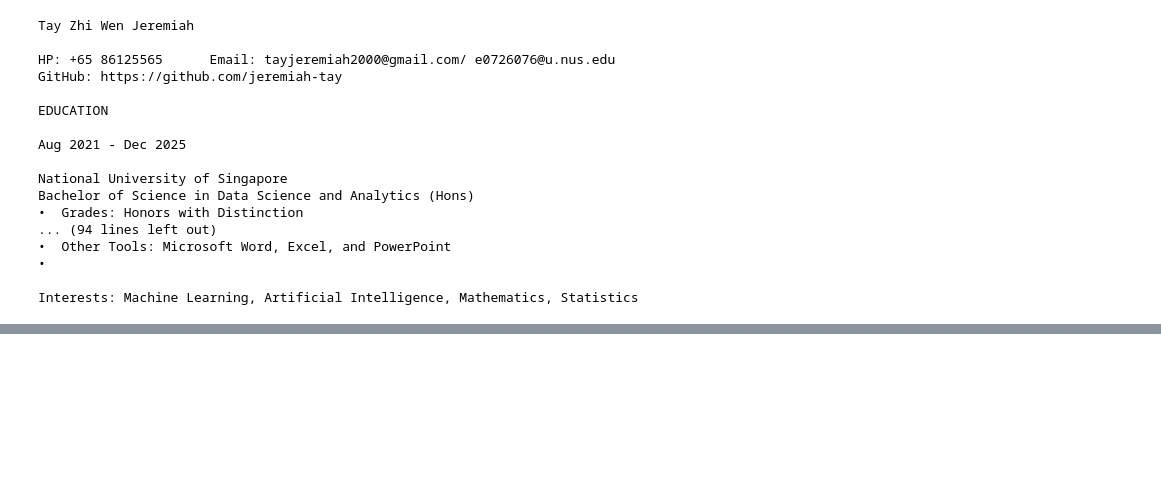
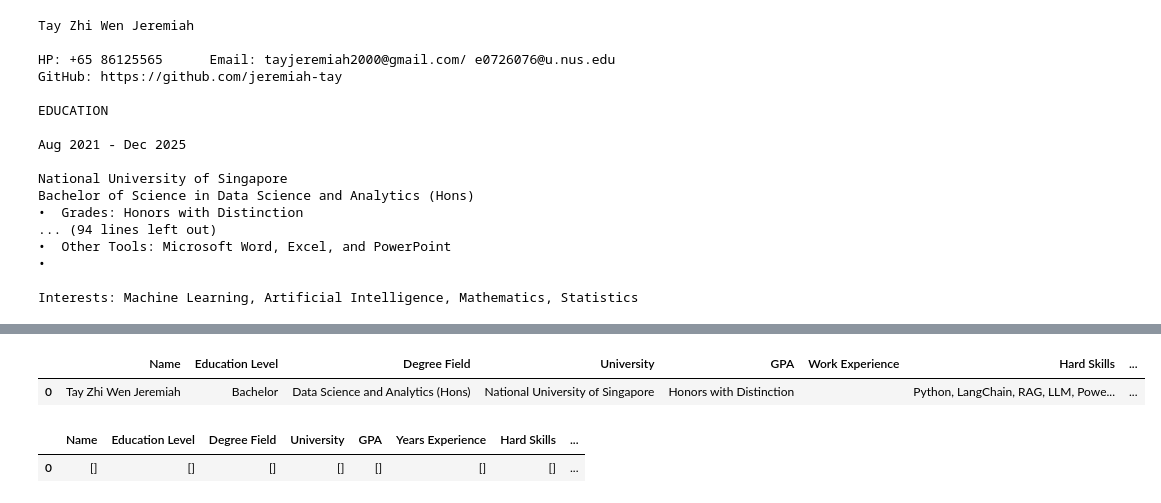
Before and after one commit to jeremiah-tay/Career-Path-Recommendation, a Jupyter notebook: recommender_system_working_notebook.ipynb, the cells around one changed output, grey strips where cells are left out. Cells and saved outputs as stored; diff of their text form; code cells hidden in the pictures; blank space fills up the shorter version.

Commit message:
extracted student information from resume to a dataframe

```diff
--- a/recommender_system_working_notebook.ipynb
+++ b/recommender_system_working_notebook.ipynb
@@ -2135,0 +2188,54 @@ Interests: Machine Learning, Artificial Intelligence, Mathematics, Statistics
+# %%
+column_names = ['Name', 'Education Level', 'Degree Field', 'University', 'GPA',
+                'Work Experience', 'Hard Skills', 'Soft Skills']
+student_df = pd.DataFrame(columns=column_names)
+
+new_student = {}
+
+for col in column_names:
+    pattern = rf"{col}:\s*?(.*)"
+    match = re.search(pattern, response.choices[0].message.content)
+    if match:
+        value = match.group(1).strip()
+        new_student[col] = value
+    else:
+        new_student[col] = ""
+
+new_student = pd.DataFrame([new_student])
+student_df = pd.concat([student_df, new_student], ignore_index=True)
+student_df
+# %% [output]
+|  | Name | Education Level | Degree Field | University | GPA | Work Experience | Hard Skills | ... |
+| 0 | Tay Zhi Wen Jeremiah | Bachelor | Data Science and Analytics (Hons) | National University of Singapore | Honors with Distinction |  | Python, LangChain, RAG, LLM, Powe... | ... |
+# %%
+# Using pdfminer.six to extract text from resume
+text = extract_text("Tay Zhi Wen Jeremiah CV.pdf")
+print(text)
+
+nlp = spacy.load('en_core_web_sm')
+
+# Process the resume text
+doc = nlp(text)
+
+# Extract entities
+entity_dict = defaultdict(list)
+for ent in doc.ents:
+    entity_dict[ent.label_].append(ent.text)
+
+# Optional: convert lists to strings (you can tweak this depending on your use case)
+for key in entity_dict:
+    if key not in ['HARD_SKILL', 'SOFT_SKILL']:
+        entity_dict[key] = entity_dict[key][0] if len(entity_dict[key]) == 1 else ", ".join(entity_dict[key])
+
+columns = ["Name", "Education Level", "Degree Field", "University",
+           "GPA", "Years Experience", "Hard Skills", "Soft Skills"]
+
+# Ensure all columns are present
+row = {col: entity_dict.get(col, []) for col in columns}
+
+# Create single-row DataFrame
+df1 = pd.DataFrame([row])
+df1
+# %% [output]
+|  | Name | Education Level | Degree Field | University | GPA | Years Experience | Hard Skills | ... |
+| 0 | [] | [] | [] | [] | [] | [] | [] | ... |
```
Also changed, not shown: parts of 3 cells of this notebook.
